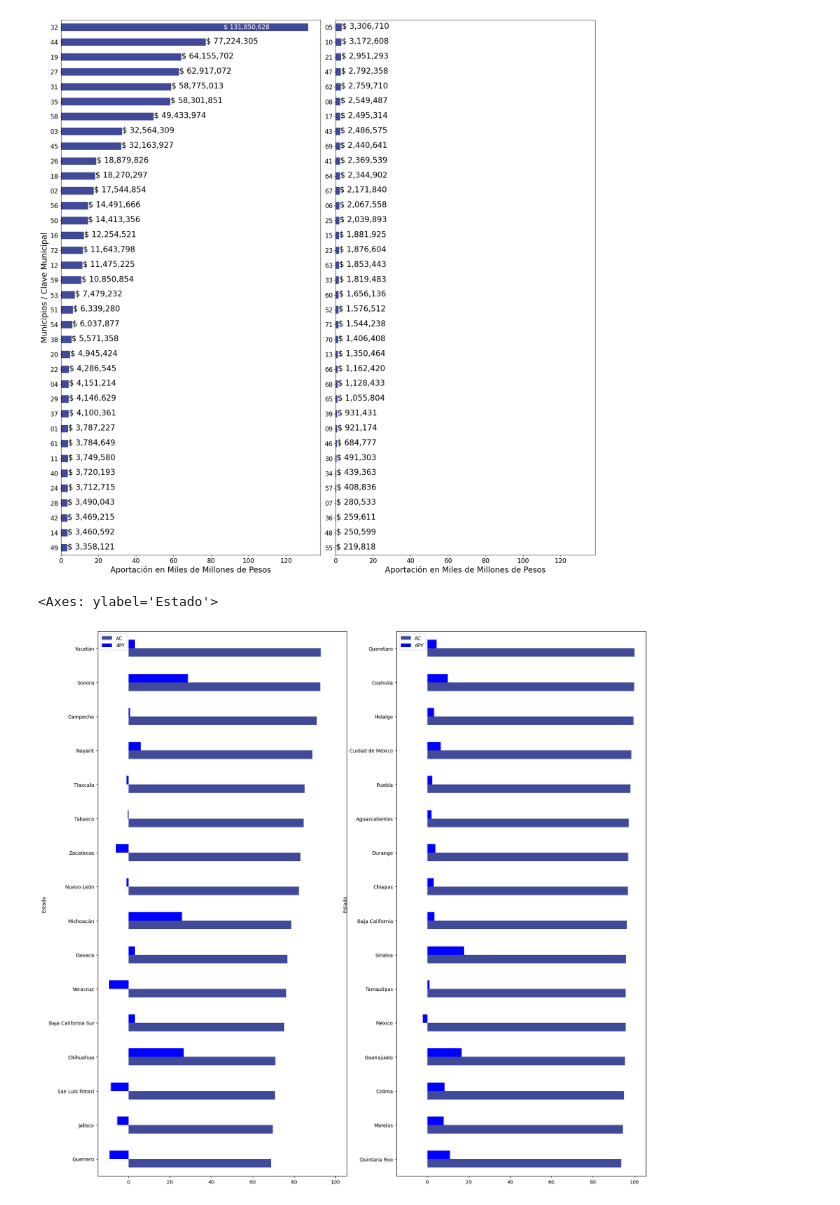
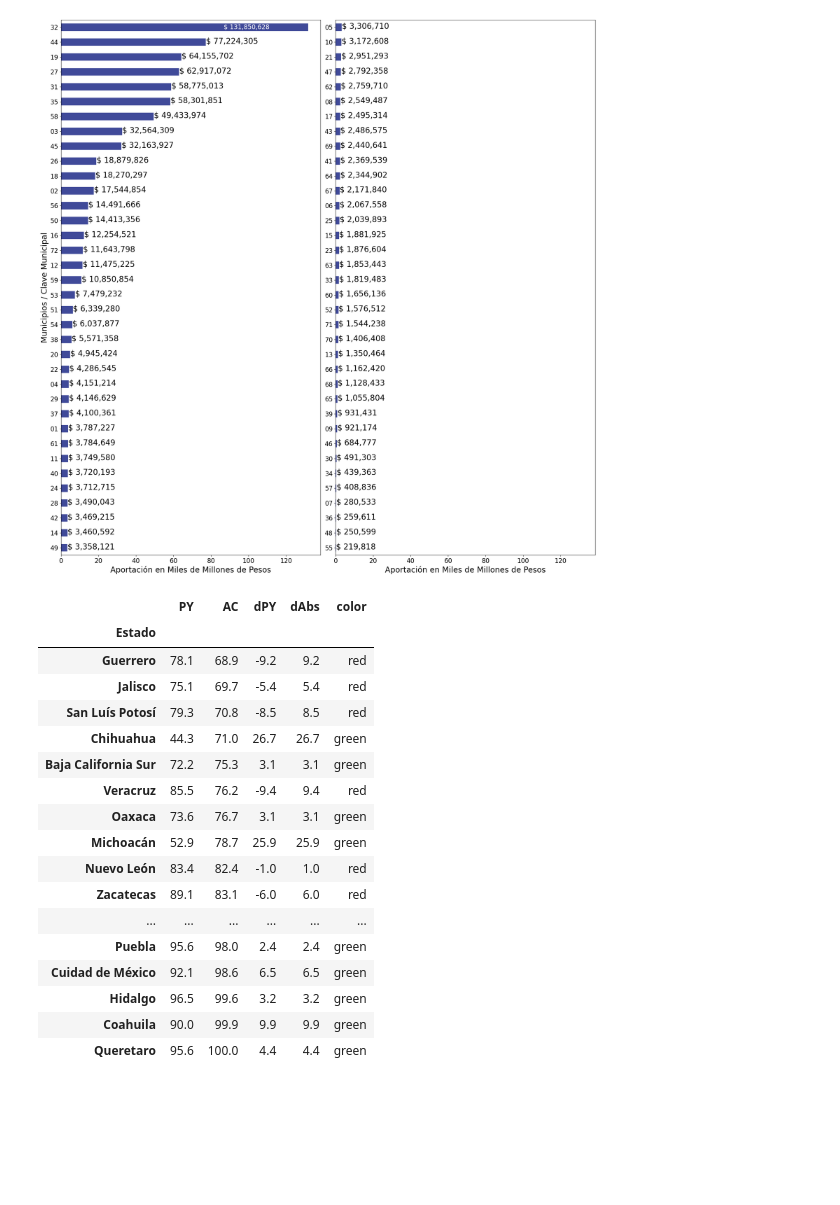
Before and after one commit to Dust1920/SIM26, a Jupyter notebook: transform/articulo_revista.ipynb, the cells around one changed output. Cells and saved outputs as stored; diff of their text form; code cells hidden in the pictures; blank space fills up the shorter version.

```diff
--- a/transform/articulo_revista.ipynb
+++ b/transform/articulo_revista.ipynb
@@ -519,24 +519,36 @@ plt.tight_layout()
 # plt.suptitle('Aportaciones Municipales del FAISM')
 # %% [output]
 [figure]
-# %%
-tabla_vp = pd.read_excel('..\\raw_data\\tablavp.xlsx')
-tabla_vp.sort_values('AC',ascending=True,inplace=True)
-tabla_vp.set_index('Estado',drop=True,inplace=True)
-df_vp = tabla_vp.copy()
-df_vp['dPabs'] = df_vp['dPY'].abs()
-df_vp['dPsign'] = ['green' if dvp > 0 else 'red' for dvp in df_vp['dPY']]
-
-df1 = df_vp.iloc[:16,]
-df2 = df_vp.iloc[16:,]
-fp, ax = plt.subplots(ncols=2, nrows = 1, figsize = (20,20), sharex = True)
-df1[['AC','dPY']].plot(kind='barh', color = [color_vp, 'blue'], ax = ax[0])
-df2[['AC','dPY']].plot(kind='barh', color = [color_vp, 'blue'], ax = ax[1])
-
-#import seaborn as sns
-#fplot, ax = plt.subplots(figsize = (20, 10))
-#sns.barplot(df_vp, x = 'AC', y = df_vp.index, orient='h', color = color_vp, ax = ax)
-#sns.barplot(df_vp, x = 'dPabs', y = df_vp.index, orient='h',palette=df_vp['dPsign'], ax = ax)
-# %% [output]
-<Axes: ylabel='Estado'>
-[figure, removed]
+# %%
+tabla_vp = pd.read_excel('..\\raw_data\\tablavp.xlsx')
+
+
+tabla_vp.set_index('Estado',drop=True, inplace=True)
+tabla_vp['dAbs'] = tabla_vp['dPY'].abs()
+tabla_vp['color'] = ['green' if u >= 0 else 'red' for u in tabla_vp['dPY']]
+tabla_vp.sort_values('AC', ascending=True, inplace=True)
+tabla_s = tabla_vp.copy()
+
+tabla_vp = tabla_s.iloc[:16,]
+tabla_vp2 = tabla_s.iloc[16:,]
+
+tabla_s
+# %% [output]
+|  | PY | AC | dPY | dAbs | color |
+| Estado |  |  |  |  |  |
+| Guerrero | 78.1 | 68.9 | -9.2 | 9.2 | red |
+| Jalisco | 75.1 | 69.7 | -5.4 | 5.4 | red |
+| San Luís Potosí | 79.3 | 70.8 | -8.5 | 8.5 | red |
+| Chihuahua | 44.3 | 71.0 | 26.7 | 26.7 | green |
+| Baja California Sur | 72.2 | 75.3 | 3.1 | 3.1 | green |
+| Veracruz | 85.5 | 76.2 | -9.4 | 9.4 | red |
+| Oaxaca | 73.6 | 76.7 | 3.1 | 3.1 | green |
+| Michoacán | 52.9 | 78.7 | 25.9 | 25.9 | green |
+| Nuevo León | 83.4 | 82.4 | -1.0 | 1.0 | red |
+| Zacatecas | 89.1 | 83.1 | -6.0 | 6.0 | red |
+| ... | ... | ... | ... | ... | ... |
+| Puebla | 95.6 | 98.0 | 2.4 | 2.4 | green |
+| Cuidad de México | 92.1 | 98.6 | 6.5 | 6.5 | green |
+| Hidalgo | 96.5 | 99.6 | 3.2 | 3.2 | green |
+| Coahuila | 90.0 | 99.9 | 9.9 | 9.9 | green |
+| Queretaro | 95.6 | 100.0 | 4.4 | 4.4 | green |
```
Also changed, not shown: parts of 1 cell of this notebook, 2 other files.
